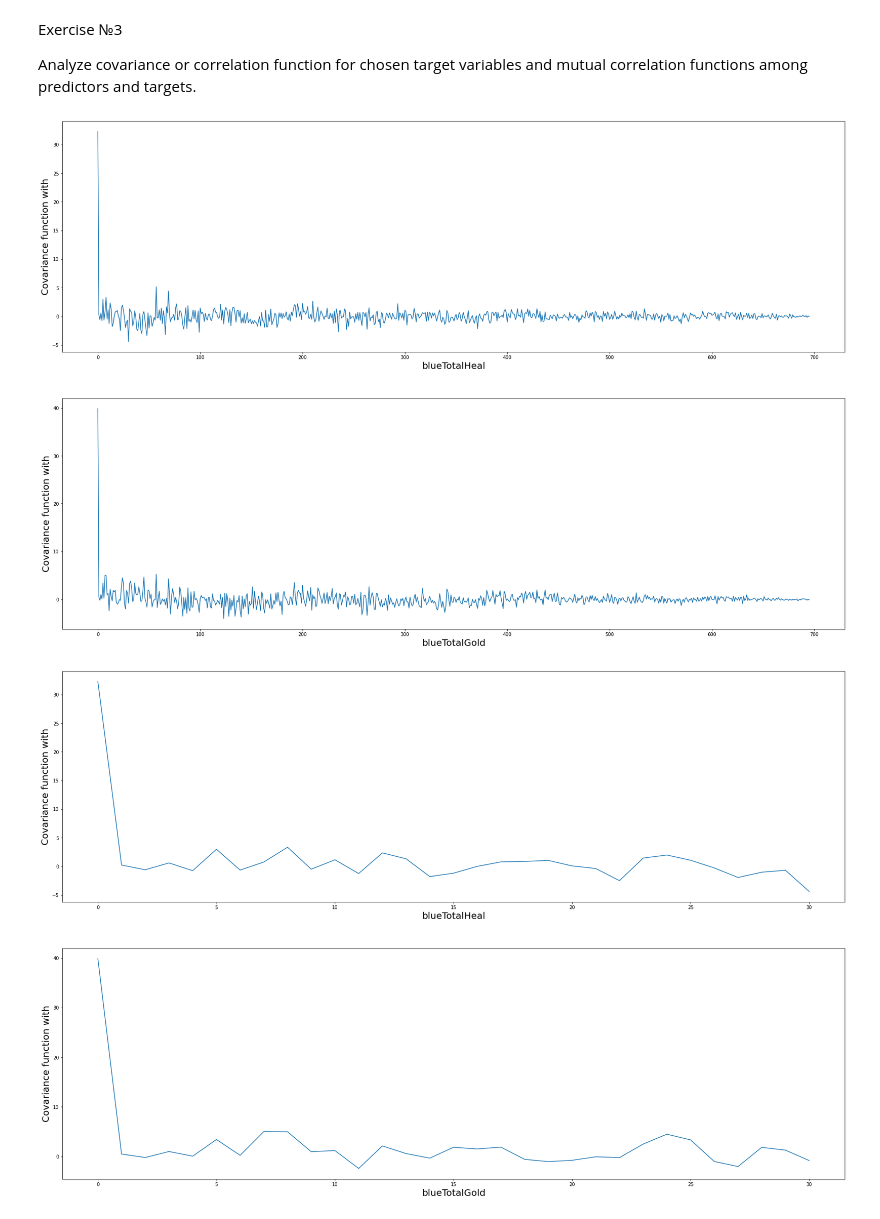
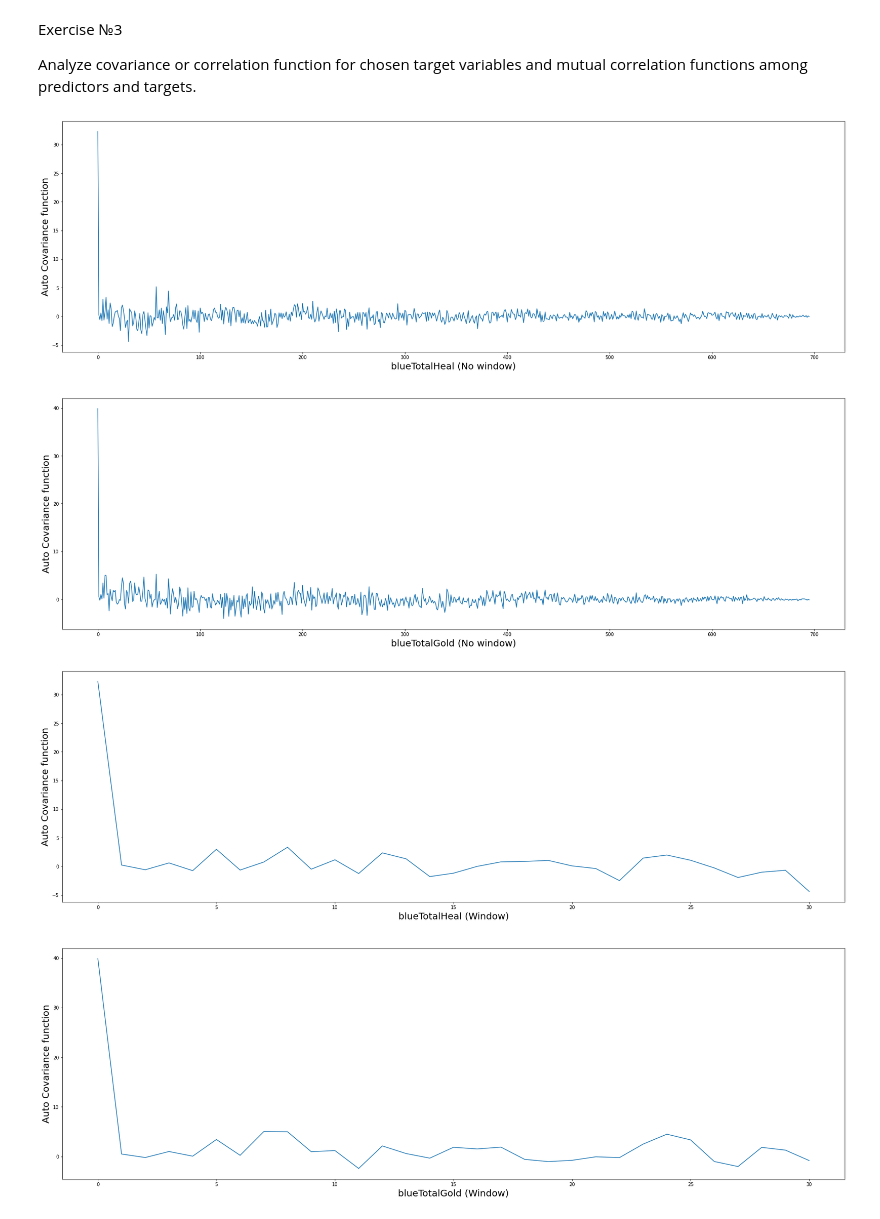
Before and after one commit to vandosik/M-M-MSA, a Jupyter notebook: Lab_4/lab_4.ipynb, the cells around one changed output. Drawn from its saved outputs; the diff is of its cells as text; code cells hidden in the pictures.

```diff
--- a/Lab_4/lab_4.ipynb
+++ b/Lab_4/lab_4.ipynb
@@ -125,23 +133,24 @@ Analyze covariance or correlation function for chosen target variables and mutua
 # %%
 # Analyze auto covariance function (Seems like for stationary processes )
 
 # Autocovariance without window
 fig, axes = plt.subplots(len(target_cols), figsize=(30, 10 * len(target_cols)))
 idx = 0
 for col_name in target_cols:
     axes[idx].plot(stattools.acovf(df_stat[col_name],fft=False))
-    axes[idx].set_xlabel(col_name, fontsize = 20)
-    axes[idx].set_ylabel(u'Covariance function with', fontsize = 20)
+    axes[idx].set_xlabel(col_name+" (No window)", fontsize = 20)
+    axes[idx].set_ylabel(u'Auto Covariance function', fontsize = 20)
     idx += 1
+
 # Autocovariance with window
 window_s=30
 fig, axes = plt.subplots(len(target_cols), figsize=(30, 10 * len(target_cols)))
 idx = 0
 for col_name in target_cols:
     axes[idx].plot(stattools.acovf(df_stat[col_name], nlag=window_s, fft=False))
-    axes[idx].set_xlabel(col_name, fontsize = 20)
-    axes[idx].set_ylabel(u'Covariance function with', fontsize = 20)
+    axes[idx].set_xlabel(col_name+" (Window)", fontsize = 20)
+    axes[idx].set_ylabel(u'Auto Covariance function', fontsize = 20)
     idx += 1
 # %% [output]
-[figure, old version]
+[figure, new version]
-[figure, old version]
+[figure, new version]
```
Also changed, not shown: parts of 7 cells of this notebook.
